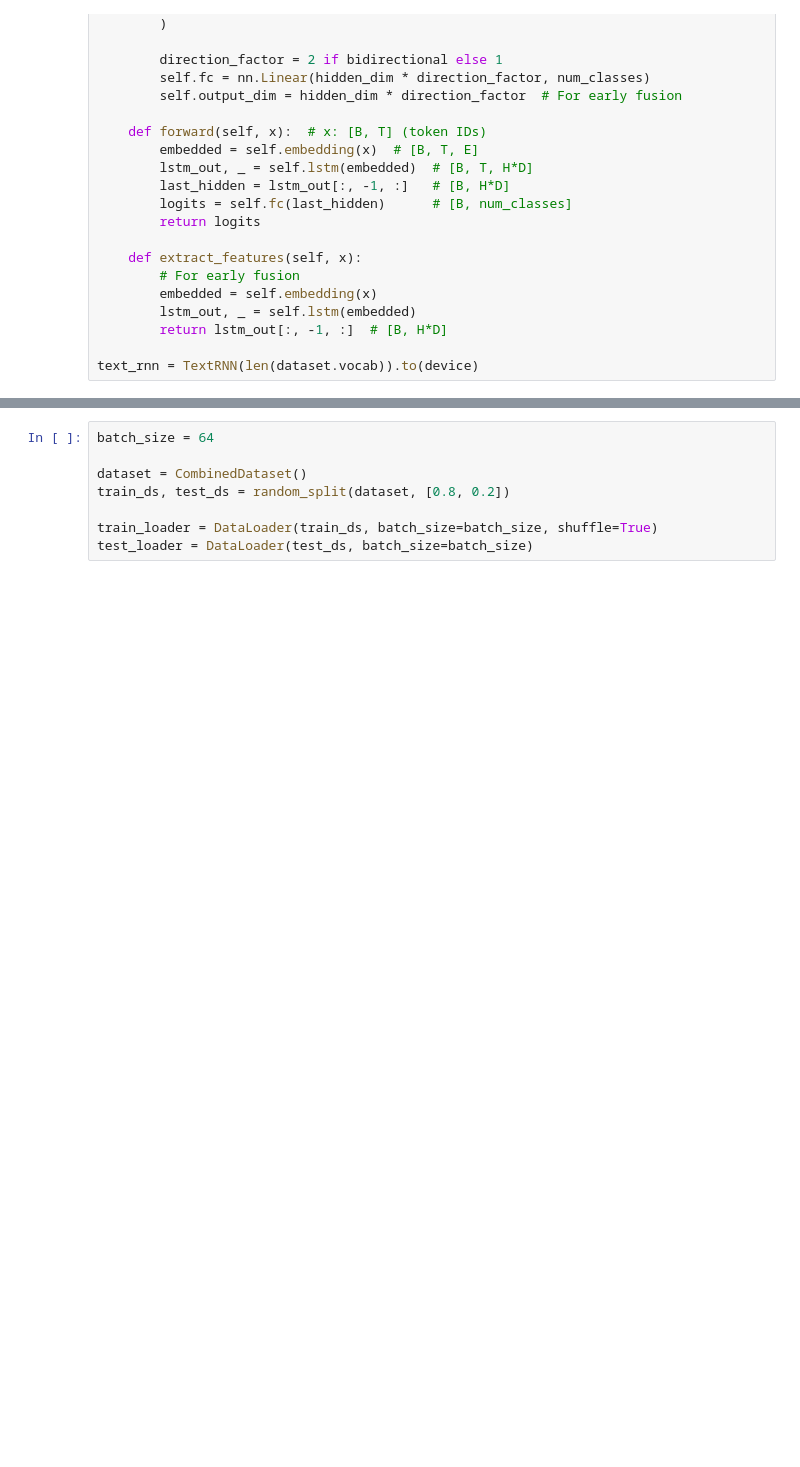
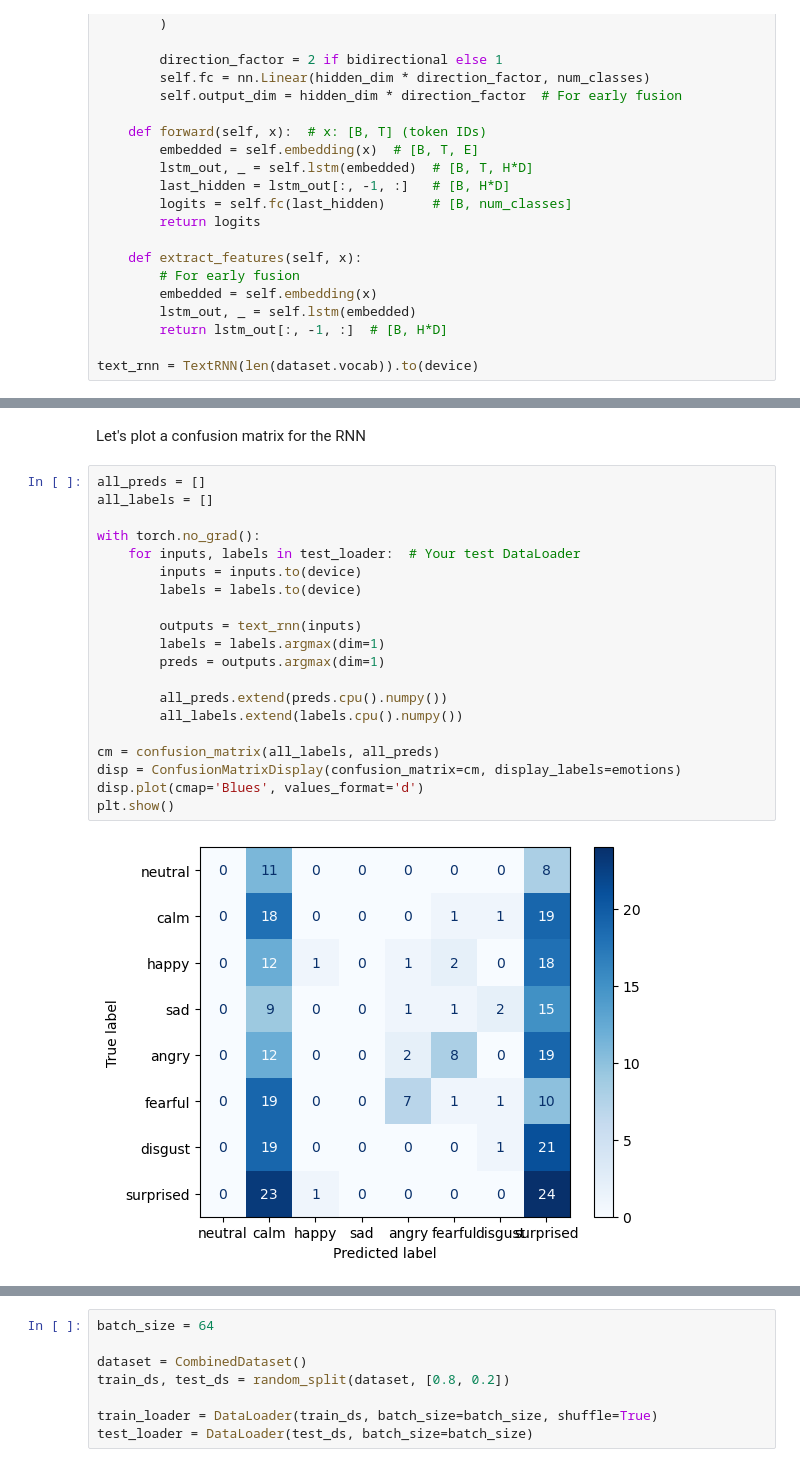
Before and after one commit to shivrm/meemo, a Jupyter notebook: task.ipynb, the cells around one changed output, grey strips where cells are left out. Saved outputs shown, nothing was run; the diff lists cells and outputs as text; blank space fills up the shorter version.

```diff
--- a/task.ipynb
+++ b/task.ipynb
@@ -314,0 +488,24 @@ Test Loss: 385.4752354621887
+# %% [markdown]
+Let's plot a confusion matrix for the RNN
+# %%
+all_preds = []
+all_labels = []
+
+with torch.no_grad():
+    for inputs, labels in test_loader:  # Your test DataLoader
+        inputs = inputs.to(device)
+        labels = labels.to(device)
+
+        outputs = text_rnn(inputs)
+        labels = labels.argmax(dim=1)
+        preds = outputs.argmax(dim=1)
+
+        all_preds.extend(preds.cpu().numpy())
+        all_labels.extend(labels.cpu().numpy())
+
+cm = confusion_matrix(all_labels, all_preds)
+disp = ConfusionMatrixDisplay(confusion_matrix=cm, display_labels=emotions)
+disp.plot(cmap='Blues', values_format='d')
+plt.show()
+# %% [output]
+[figure, added]
```
Also changed, not shown: parts of 52 cells of this notebook, 3 other files.
